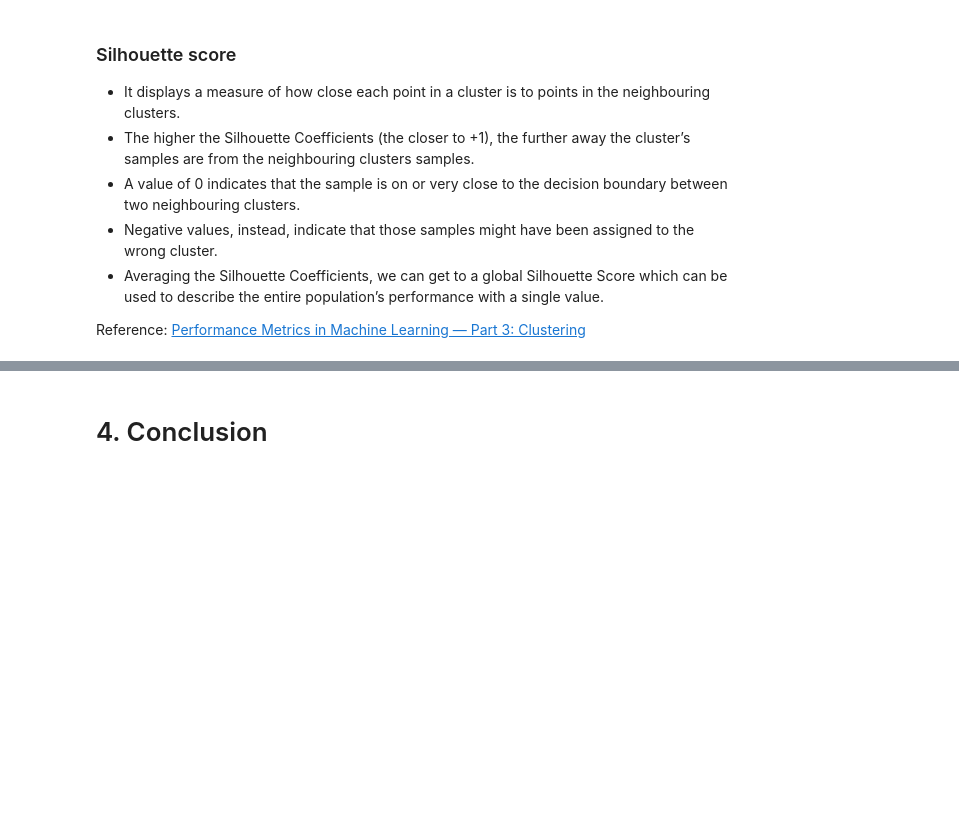
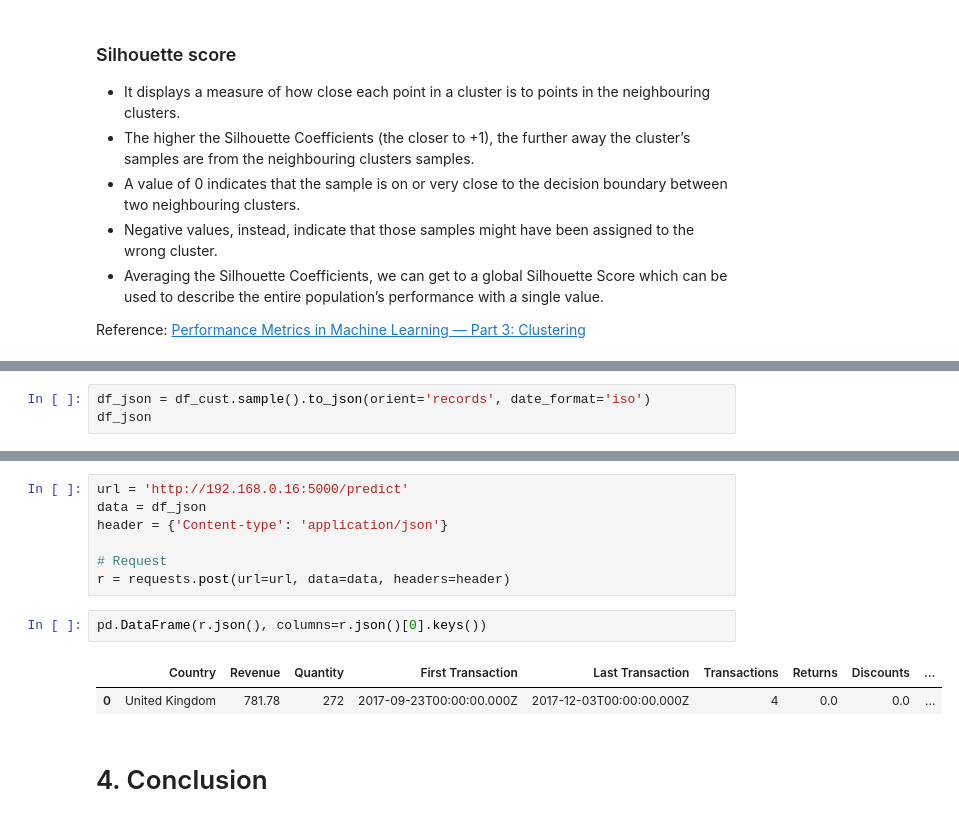
Before and after one commit to henriqueumeda/High-Value-Customers-Identification, a Jupyter notebook: Insiders - All In One Place.ipynb, the cells around one changed output, grey strips where cells are left out. Cells and saved outputs as stored; diff of their text form; blank space fills up the shorter version.

```diff
--- a/Insiders - All In One Place.ipynb
+++ b/Insiders - All In One Place.ipynb
@@ -716,0 +1173,3 @@ print('The average silhouette score of the k-means algorithm with 3 clusters is
+# %%
+df_json = df_cust.sample().to_json(orient='records', date_format='iso')
+df_json
@@ -717,3 +1178,15 @@ print('The average silhouette score of the k-means algorithm with 3 clusters is
+# %%
+url = 'http://192.168.0.16:5000/predict'
+data = df_json
+header = {'Content-type': 'application/json'}
+
+# Request
+r = requests.post(url=url, data=data, headers=header)
+# %%
+pd.DataFrame(r.json(), columns=r.json()[0].keys())
+# %% [output]
+|  | Country | Revenue | Quantity | First Transaction | Last Transaction | Transactions | Returns | Discounts | ... |
+| 0 | United Kingdom | 781.78 | 272 | 2017-09-23T00:00:00.000Z | 2017-12-03T00:00:00.000Z | 4 | 0.0 | 0.0 | ... |
 # %% [markdown]
 # 4. Conclusion <a class='anchor' id='4.'></a>
 # %%
```
Also changed, not shown: parts of 96 cells of this notebook, 5 other files.
